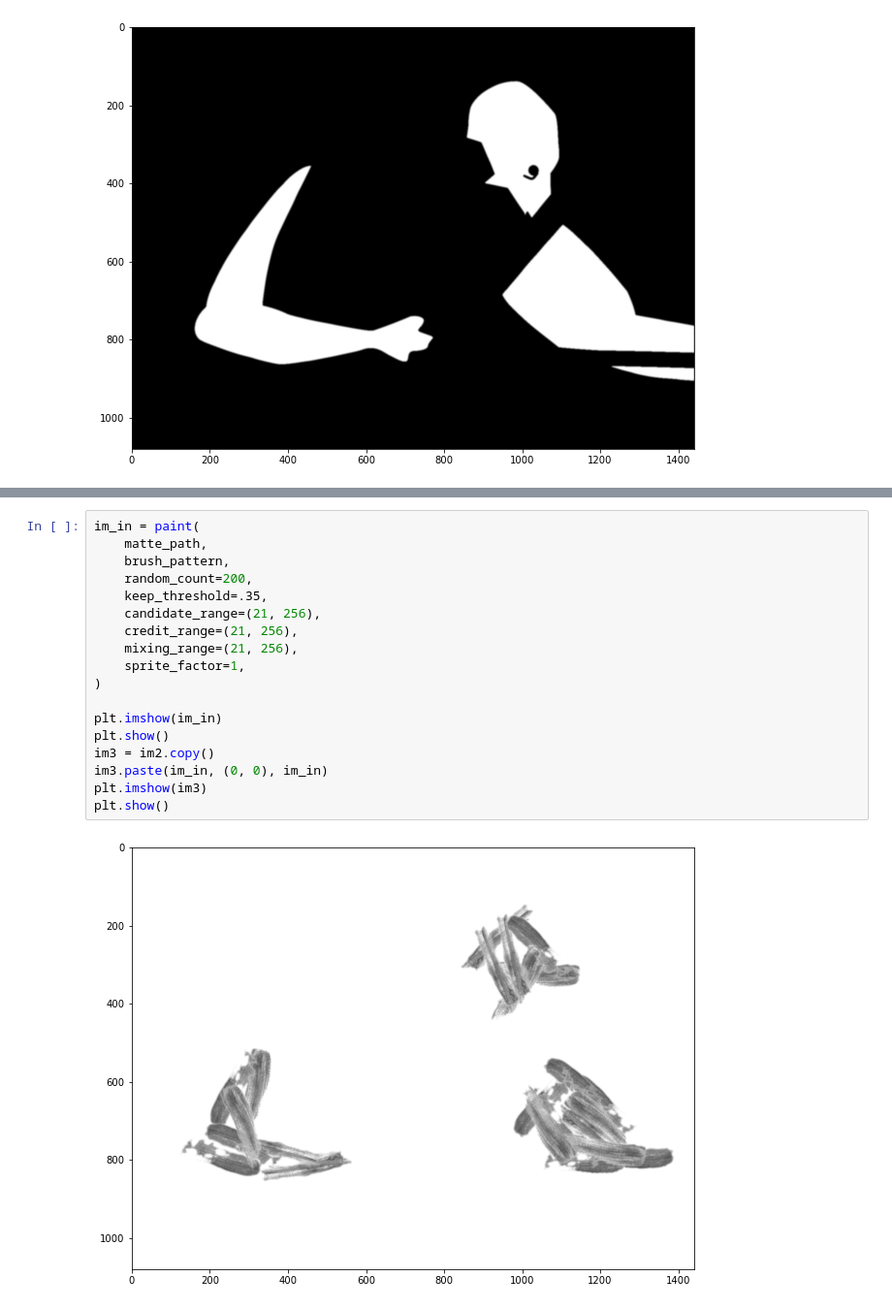
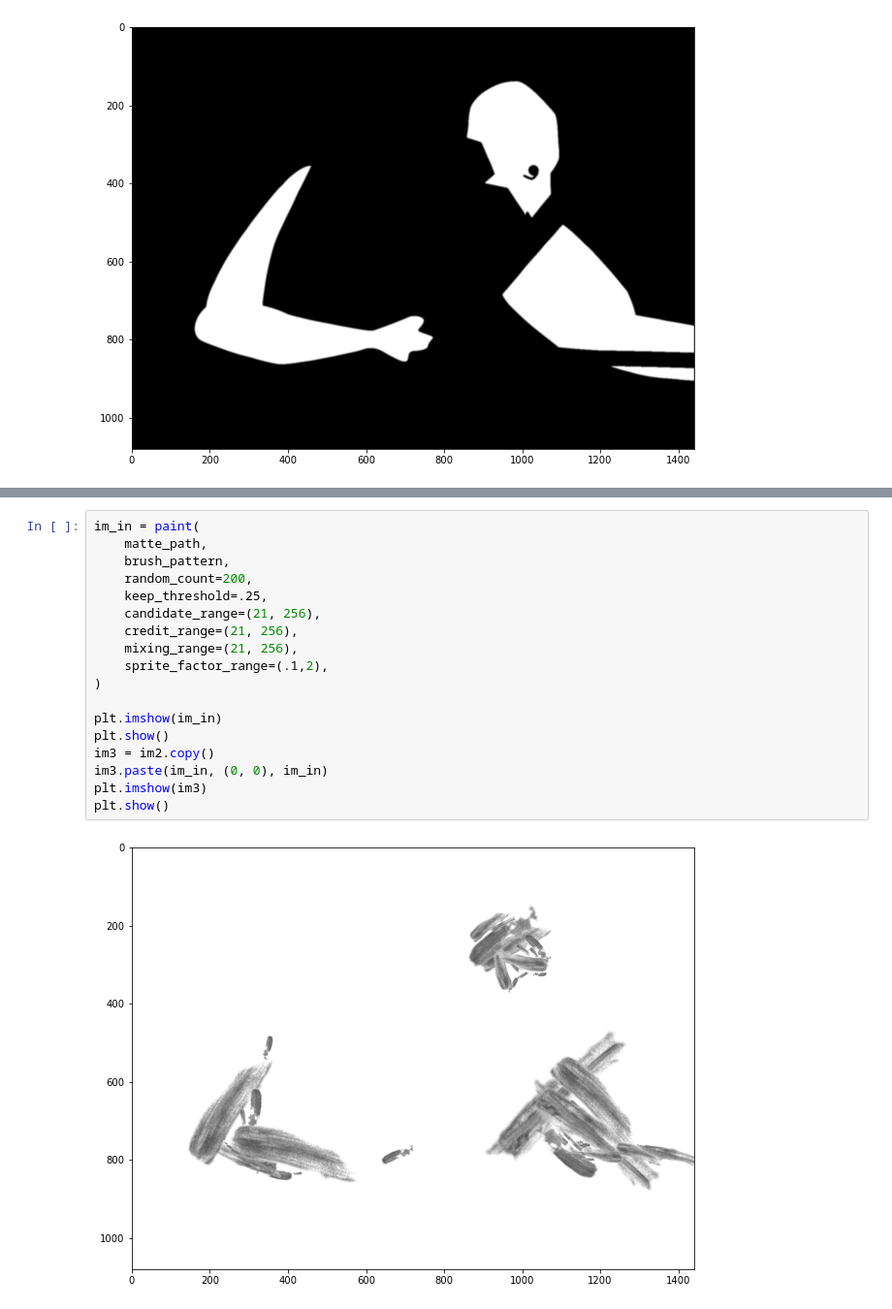
Before and after one commit to CarlKCarlK/anipaint, a Jupyter notebook: notebooks/anipaint3.ipynb, the cells around one changed output, grey strips where cells are left out. Shown at 97% size. Drawn from its saved outputs; the diff is of its cells as text.

```diff
--- a/notebooks/anipaint3.ipynb
+++ b/notebooks/anipaint3.ipynb
@@ -69,20 +73,20 @@ plt.show()
 # %%
 im_in = paint(
     matte_path,
     brush_pattern,
     random_count=200,
-    keep_threshold=.35,
+    keep_threshold=.25,
     candidate_range=(21, 256),
     credit_range=(21, 256),
     mixing_range=(21, 256),
-    sprite_factor=1,
+    sprite_factor_range=(.1,2),
 )
 
 plt.imshow(im_in)
 plt.show()
 im3 = im2.copy()
 im3.paste(im_in, (0, 0), im_in)
 plt.imshow(im3)
 plt.show()
 # %% [output]
-[figure, old version]
+[figure, new version]
```
Also changed, not shown: parts of 5 cells of this notebook, 1 other file.
